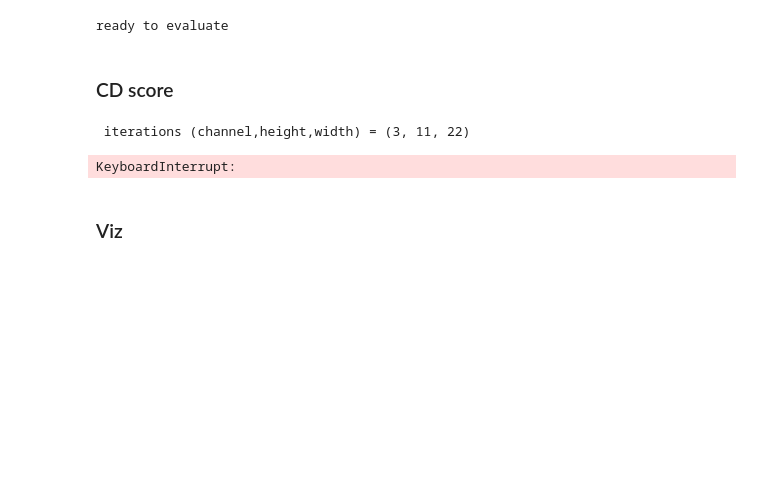
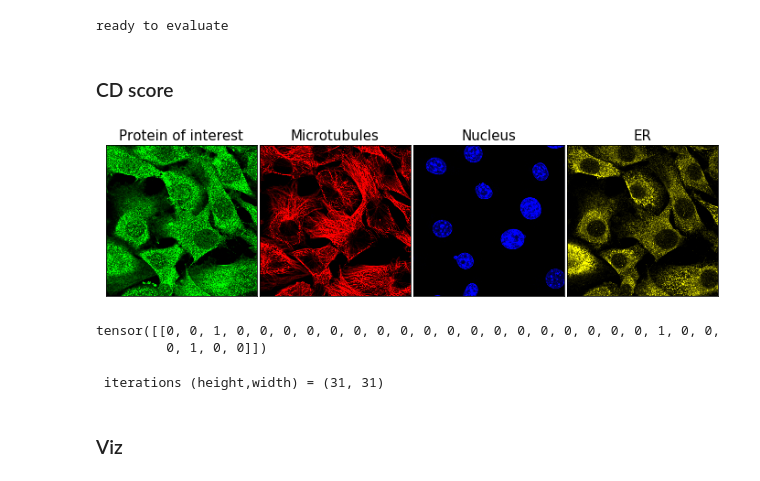
Before and after one commit to csinva/hpa-interp, a Jupyter notebook: CDscore.ipynb, the cells around one changed output. Drawn from its saved outputs; the diff is of its cells as text; code cells hidden in the pictures; blank space fills up the shorter version.

```diff
--- a/CDscore.ipynb
+++ b/CDscore.ipynb
@@ -259,8 +216,2 @@ ready to evaluate
 # %% [markdown]
 ### CD score
-# %%
-with torch.no_grad():
-    for n_iter, (images, labels, indices) in tqdm(enumerate(test_loader, 0), total=int(np.ceil(test_dataset.num / test_batch_size))):
-        pass
-
-images = images[-2:-1]
@@ -283,33 +218,51 @@ images = images[-2:-1]
+# %%
+# true label
+true_label = pd.read_csv(trainer.test_split_file)['Target'].values
+
+# get test image
+for (images, labels, _) in tqdm(test_loader, total=int(np.ceil(test_dataset.num / test_batch_size))):
+    pass
+
+# test image
+test_image = images[2:3]
+test_label = labels[2:3]
+
+# viz test image
+img_index = 0
+viz.viz_channels_separate(test_image, img_index)
+print(test_label)
+# %% [output]
+[figure, added]
+tensor([[0, 0, 1, 0, 0, 0, 0, 0, 0, 0, 0, 0, 0, 0, 0, 0, 0, 0, 0, 0, 0, 1, 0, 0,
+         0, 1, 0, 0]])
 # %%
 # relevant scores
-n = 0
-
 img_resize = 1024
-superpixel_size = 32
+superpixel_size = 32 # superpixel size
 h_num, w_num = int(img_resize/superpixel_size), int(img_resize/superpixel_size)
 
-rel_scores = torch.zeros(len(images), in_channels, img_resize, img_resize, NUM_CLASSES)
+rel_scores = torch.zeros(len(test_image), img_resize, img_resize, NUM_CLASSES)
+
+# move to cuda
+device = 'cuda'
+im = test_image.to(device)
 
 with torch.no_grad():
-    batch_size = len(images)
-    n += batch_size
-    for c, h, w in itertools.product(range(in_channels), range(h_num), range(w_num)):
-        if h < 50 and w < 50:
-            # set up blobs
-            blob = torch.zeros(images.size())
-            blob[:,c,h*superpixel_size:(h+1)*superpixel_size,w*superpixel_size:(w+1)*superpixel_size] = 1
+    for h, w in itertools.product(range(h_num), range(w_num)):
+        # set up blobs
+        blob = torch.zeros(test_image.size())
+        blob[:,2,h*superpixel_size:(h+1)*superpixel_size,w*superpixel_size:(w+1)*superpixel_size] = 1
 
-            relevant, irrelevant, _ = cd_densenet(blob, images, net)
-            output, _ = forward_pass(images, net)
-            if torch.norm(relevant + irrelevant - output) > 1e-3:
-                print('sum of cd scores do not match the original ouput at (channel,height,width) =', (c,h,w))
+        relevant, irrelevant, _ = cd_densenet(blob, im, net)
+        output, _ = forward_pass(im, net)
+        if torch.norm(relevant + irrelevant - output) > 1e-3:
+            print('sum of cd scores do not match the original ouput at (height,width) =', (h,w))
 
-            rel_scores[:,c,h*superpixel_size:(h+1)*superpixel_size,
-                            w*superpixel_size:(w+1)*superpixel_size,:] = relevant[:,None,None,:]
+        rel_scores[:,h*superpixel_size:(h+1)*superpixel_size,
+                        w*superpixel_size:(w+1)*superpixel_size,:] = relevant
 
-        print('\r iterations (channel,height,width) =', (c,h,w), end='')
+        print('\r iterations (height,width) =', (h,w), end='')
 # %% [output]
- iterations (channel,height,width) = (3, 11, 22)
+ iterations (height,width) = (31, 31)
-KeyboardInterrupt:
 # %% [markdown]
 ### Viz
```
Also changed, not shown: parts of 11 cells of this notebook, 8 other files.
